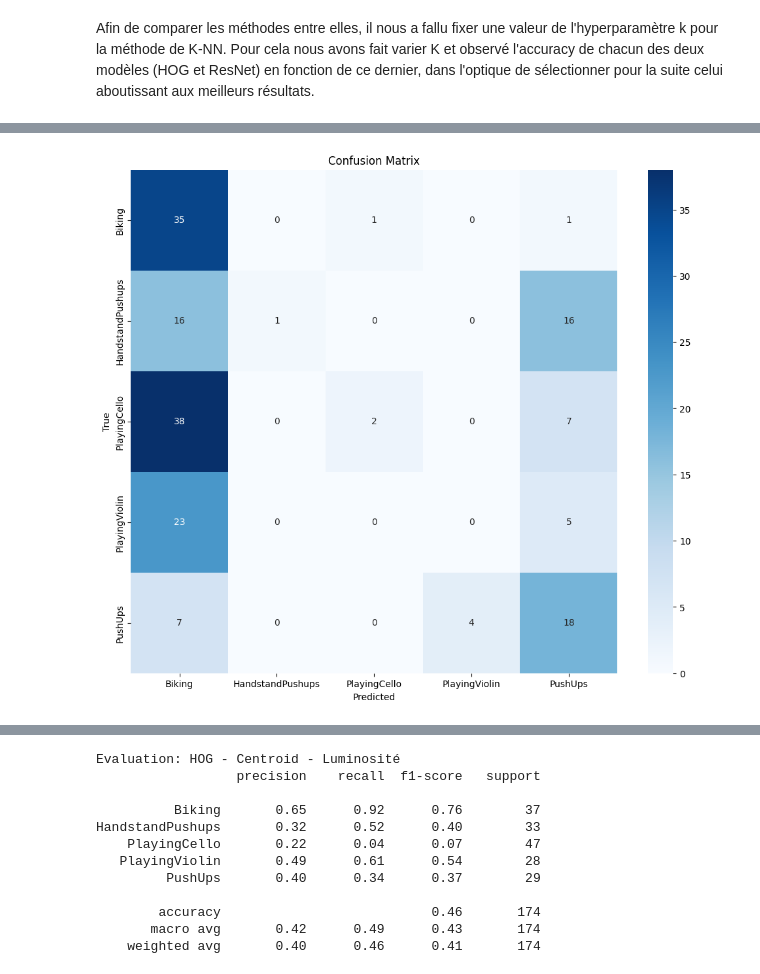
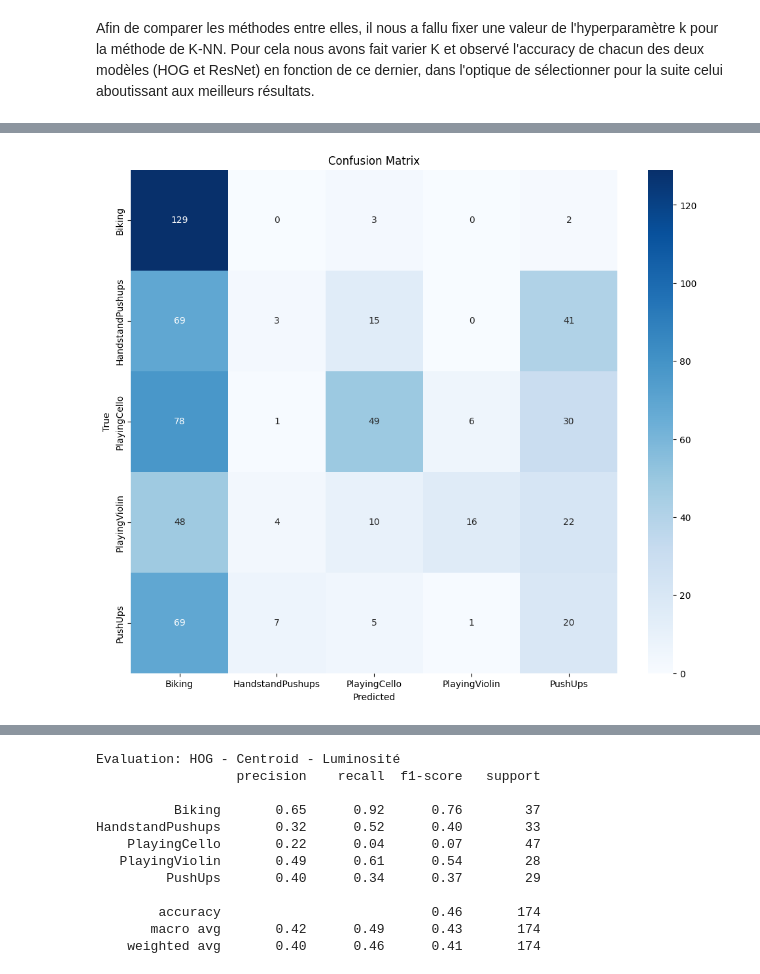
Before and after one commit to Luugaaa/Computer_Vision_TP1, a Jupyter notebook: notebook.ipynb, the cells around one changed output, grey strips where cells are left out. Cells and saved outputs as stored; diff of their text form; code cells hidden in the pictures.

```diff
--- a/notebook.ipynb
+++ b/notebook.ipynb
@@ -207,0 +294,3 @@ test_frame_dataset, test_manifest = extract_frames_from_video_set(test_path_set,
+# %%
+print("Extracter les frames:")
+all_frames_dataset, all_manifest = extract_frames_from_video_set(all_path_set, frame_rate=1)
@@ -230,6 +321,6 @@ def extract_hog_features_for_dataset(dataset_frames):
             fd, hog_image = extract_hog_features_for_image(frame)
             dataset_hog_features[class_name].append((fd, hog_image))
     return dataset_hog_features
-# %%
-hog_reference_features_dataset = extract_hog_features_for_dataset(reference_frame_dataset)
-hog_test_features_dataset = extract_hog_features_for_dataset(test_frame_dataset)
+# %%
+print("Créer les features:")
+all_hog_features = extract_hog_features_for_dataset(all_frames_dataset)
@@ -283,3 +371,5 @@ resnet_test_features_dataset = compute_resnet_features(test_frame_dataset, model
+# %%
+all_resnet_features = compute_resnet_features(all_frames_dataset, model, preprocess)
 # %% [markdown]
 ## Nearest Centroid
 # %%
@@ -535,38 +585,45 @@ Test de K=15... Accuracy: 0.8161
 # %%
-print("----------------------------------------------------------------")
-print("Evaluation: HOG + Centroid (Video Voting)")
-video_predictions_hog_centroid = predict_videos_from_frames(
-    hog_test_features_dataset,
-    test_manifest,
-    lambda fd: classify_frame_centroid(fd, class_hog_averages_reference)
-)
-evaluate_classification(video_predictions_hog_centroid)
+def perform_cross_validation(cv_folds, all_features, all_manifest, method, k=None, label="Method"):
+    scores = []
+    all_predictions = {}
+    print(f"--- Cross-Validation (5 Folds) for {label} ---")
 
-print("----------------------------------------------------------------")
-print("Evaluation: ResNet + Centroid (Video Voting)")
-video_predictions_resnet_centroid = predict_videos_from_frames(
-    resnet_test_features_dataset,
-    test_manifest,
-    lambda fd: classify_frame_centroid(fd, class_resnet_averages_reference)
-)
-evaluate_classification(video_predictions_resnet_centroid)
+    for i, fold in enumerate(cv_folds):
+        train_idx, test_idx = fold['train'], fold['test']
 
-print("----------------------------------------------------------------")
-print("Evaluation: HOG + KNN (Video Voting)")
-# on prend k = 5 car il fait partie des meilleurs et permet un meilleur compromis
-video_predictions_hog_knn = predict_videos_from_frames(
-    hog_test_features_dataset,
-    test_manifest,
-    lambda fd: classify_frame_knn(fd, hog_reference_features_dataset, k=5)
-)
-evaluate_classification(video_predictions_hog_knn)
+        train_feat, _ = get_subset_from_indices(all_features, all_manifest, train_idx)
+        test_feat, test_man = get_subset_from_indices(all_features, all_manifest, test_idx)
 
-print("----------------------------------------------------------------")
-print("Evaluation: ResNet + KNN (Video Voting)")
-video_predictions_resnet_knn = predict_videos_from_frames(
-    resnet_test_features_dataset,
-    test_manifest,
-    lambda fd: classify_frame_knn(fd, resnet_reference_features_dataset, k=15)
-)
-evaluate_classification(video_predictions_resnet_knn)
+        predictor = None
+        if method == 'centroid':
+            class_avgs = compute_class_averages(train_feat)
+            predictor = lambda fd: classify_frame_centroid(fd, class_avgs)
+        elif method == 'knn':
+            predictor = lambda fd: classify_frame_knn(fd, train_feat, k=k)
+
+        video_predictions = predict_videos_from_frames(test_feat, test_man, predictor)
+
+        # Accumulate predictions for Global Confusion Matrix
+        for class_name, preds in video_predictions.items():
+            if class_name not in all_predictions:
+                all_predictions[class_name] = []
+            all_predictions[class_name].extend(preds)
+
+        acc = compute_accuracy_from_predictions(video_predictions)
+        scores.append(acc)
+        print(f"Fold {i+1}: Accuracy = {acc:.4f}")
+
+    mean_score = np.mean(scores)
+    std_score = np.std(scores)
+    print(f"{label} : CV Results: Mean Accuracy = {mean_score:.4f} (+/- {std_score:.4f})")
+
+    print(f"\nAggregation des résultats (Matrice de Confusion) pour {label}:")
+    evaluate_classification(all_predictions)
+
+    return mean_score
+
+perform_cross_validation(cv_folds, all_hog_features, all_manifest, method='centroid', label="HOG + Centroid")
+perform_cross_validation(cv_folds, all_resnet_features, all_manifest, method='centroid', label="ResNet + Centroid")
+perform_cross_validation(cv_folds, all_hog_features, all_manifest, method='knn', k=best_k_hog, label=f"HOG + KNN (k={best_k_hog})")
+perform_cross_validation(cv_folds, all_resnet_features, all_manifest, method='knn', k=best_k_resnet, label=f"ResNet + KNN (k={best_k_resnet})")
 # %% [output]
@@ -614 +692 @@ HandstandPushups       1.00      0.03      0.06        33
-[figure, old version]
+[figure, new version]
```
Also changed, not shown: parts of 19 cells of this notebook.
